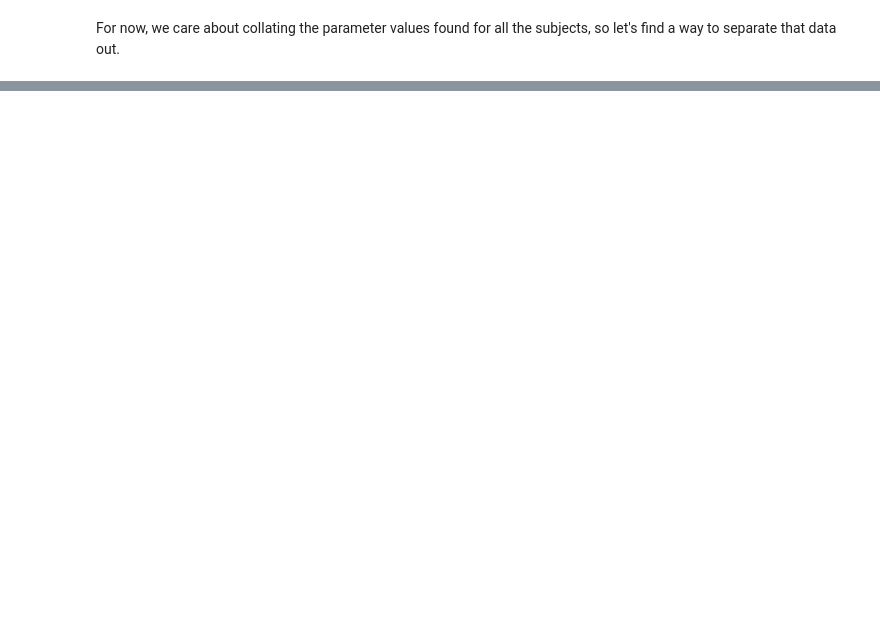
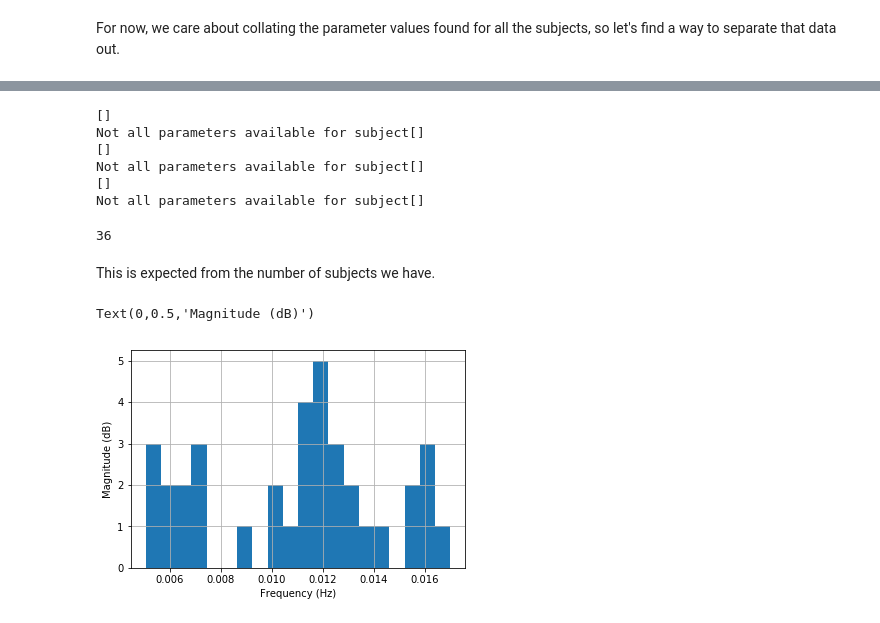
Before and after one commit to Raj-Lab-UCSF/spectrome, a Jupyter notebook: SCFC-spectral-python/SCFC/notebooks/prior-distributions.ipynb, the cells around one changed output, grey strips where cells are left out. Cells and saved outputs as stored; diff of their text form; code cells hidden in the pictures; blank space fills up the shorter version.

```diff
--- a/SCFC-spectral-python/SCFC/notebooks/prior-distributions.ipynb
+++ b/SCFC-spectral-python/SCFC/notebooks/prior-distributions.ipynb
@@ -39,4 +39,4 @@ df.head()
 # %% [markdown]
 For now, we care about collating the parameter values found for all the subjects, so let's find a way to separate that data out.
 # %%
-df['param'].values
+params = df['param'].values
@@ -60,0 +43,2 @@ array([array([[0.012],
+# %%
+subjects = df['subjname'].values
@@ -60,0 +63,37 @@ array([array([[0.012],
+# %%
+tau_e = []
+tau_i = []
+alpha = []
+speed = []
+gei = []
+gii = []
+tau_C = []
+i = 0
+for array in params:
+    if len(array) == 7:
+        tau_e.append(array[0][0])
+        tau_i.append(array[1][0])
+        alpha.append(array[2][0])
+        speed.append(array[3][0])
+        gei.append(array[4][0])
+        gii.append(array[5][0])
+        tau_C.append(array[6][0])
+        i += 1
+    else:
+        subject_name = str(subjects[i][0])
+        print(subjects[i][0])
+        print('Not all parameters available for subject'+ subject_name)
+        i += 1
+# %% [output]
+[]
+Not all parameters available for subject[]
+[]
+Not all parameters available for subject[]
+[]
+Not all parameters available for subject[]
+# %%
+len(tau_e)
+# %% [output]
+36
+# %% [markdown]
+This is expected from the number of subjects we have.
@@ -60,0 +103,10 @@ array([array([[0.012],
+# %%
+fig1 = mpl.figure(num=5, figsize = (6,4))
+mpl.hist(tau_e, 20)
+
+mpl.grid(True)
+mpl.xlabel('Frequency (Hz)')
+mpl.ylabel('Magnitude (dB)')
+# %% [output]
+Text(0,0.5,'Magnitude (dB)')
+[figure, added]
```
Also changed, not shown: parts of 18 cells of this notebook.
